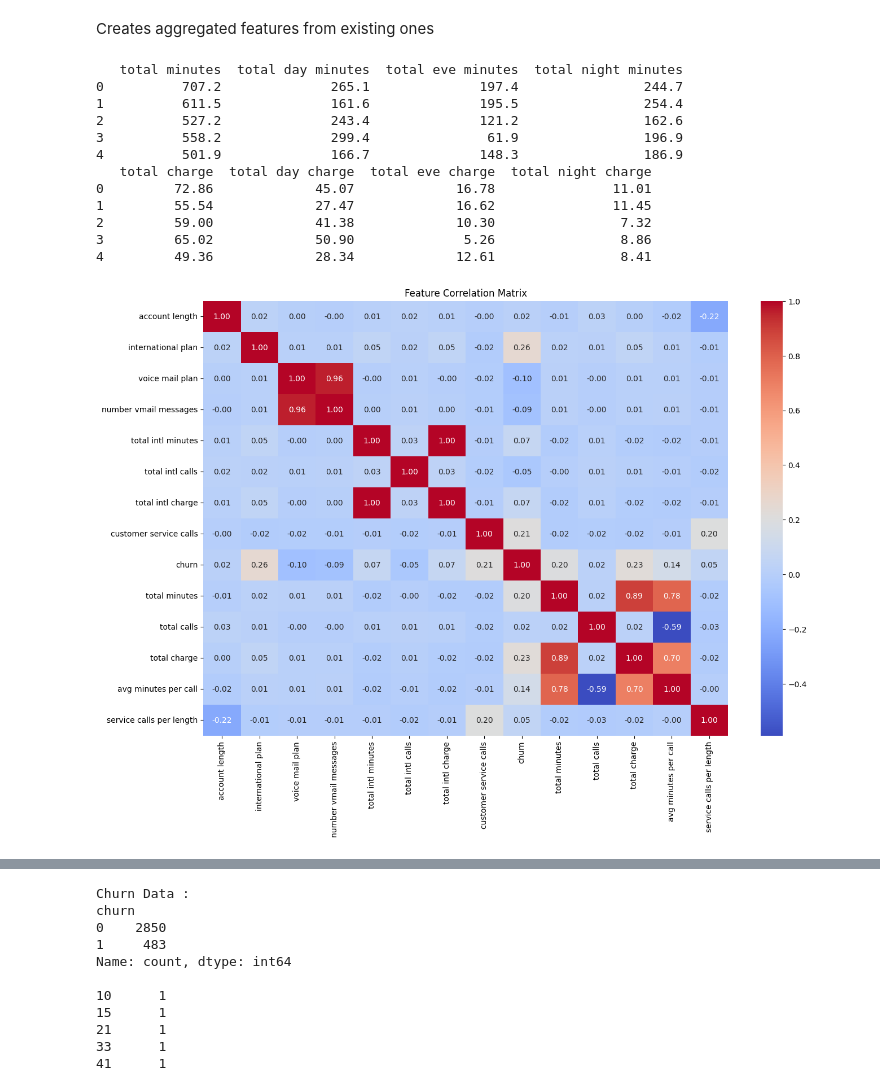
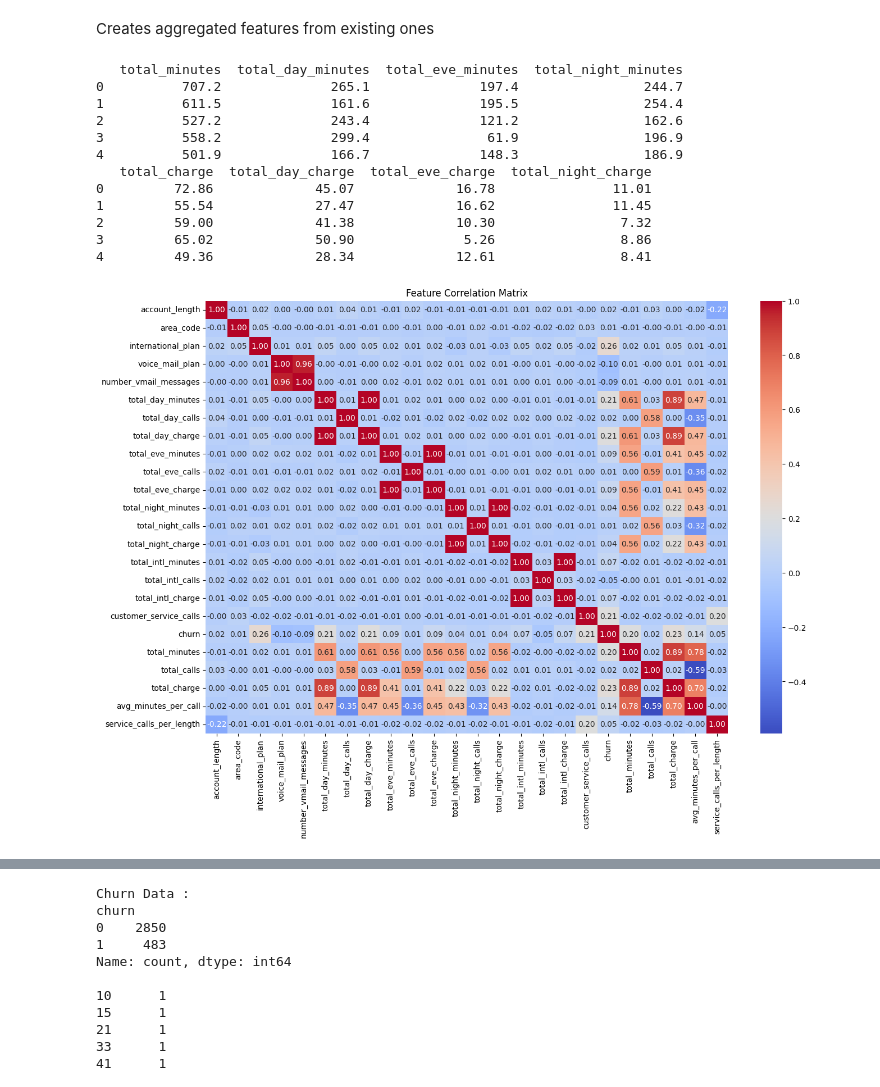
Before and after one commit to hanifa331/customer-churn, a Jupyter notebook: studenth.ipynb, the cells around one changed output, grey strips where cells are left out. Saved outputs shown, nothing was run; the diff lists cells and outputs as text; code cells hidden in the pictures.

```diff
--- a/studenth.ipynb
+++ b/studenth.ipynb
@@ -181,3 +193,7 @@ df[['international plan', 'voice mail plan', 'churn']].head()
+# %%
+df['international_plan'] = df['international_plan'].map({'yes': 1, 'no': 0})
+df['voice_mail_plan'] = df['voice_mail_plan'].map({'yes': 1, 'no': 0})
+df['churn'] = df['churn'].astype(int)
 # %% [markdown]
 2.Data Cleaning:
 # %%
@@ -193,7 +209,9 @@ print(df.columns.tolist())
 # %%
-# Convert yes/no to 1/0
-df['international plan'] = df['international plan'].map({'yes': 1, 'no': 0})
-df['voice mail plan'] = df['voice mail plan'].map({'yes': 1, 'no': 0})
+ # Encode categorical columns
+le = LabelEncoder()
+df["churn"] = le.fit_transform(df["churn"])
+df["international_plan"] = le.fit_transform(df["international_plan"])
+df["voice_mail_plan"] = le.fit_transform(df["voice_mail_plan"])
 # %%
 
 # Churn distribution
@@ -233,51 +249,49 @@ plt.show()
 3. Feature Engineering:
 # %%
 # Total minutes
-df['total minutes'] = df['total day minutes'] + df['total eve minutes'] + df['total night minutes']
-
+df['total_minutes'] = df['total_day_minutes'] + df['total_eve_minutes'] + df['total_night_minutes']
 # Total calls
-df['total calls'] = df['total day calls'] + df['total eve calls'] + df['total night calls']
+df['total_calls'] = df['total_day_calls'] + df['total_eve_calls'] + df['total_night_calls']
 
 # Total charge
-df['total charge'] = df['total day charge'] + df['total eve charge'] + df['total night charge']
+df['total_charge'] = df['total_day_charge'] + df['total_eve_charge'] + df['total_night_charge']
 
 # Average minutes per call
-df['avg minutes per call'] = df['total minutes'] / df['total calls']
+df['avg_minutes_per_call'] = df['total_minutes'] / df['total_calls']
 
 # Customer service calls per account length
-df['service calls per length'] = df['customer service calls'] / df['account length']
+df['service_calls_per_length'] = df['customer_service_calls'] / df['account_length']
 # %% [markdown]
 Creates aggregated features from existing ones
 # %%
-# Check if the new features make sense
-print(df[['total minutes', 'total day minutes', 'total eve minutes', 'total night minutes']].head())
-print(df[['total charge', 'total day charge', 'total eve charge', 'total night charge']].head())
+print(df[['total_minutes', 'total_day_minutes', 'total_eve_minutes', 'total_night_minutes']].head())
+print(df[['total_charge', 'total_day_charge', 'total_eve_charge', 'total_night_charge']].head())
 # %% [output]
-   total minutes  total day minutes  total eve minutes  total night minutes
+   total_minutes  total_day_minutes  total_eve_minutes  total_night_minutes
 0          707.2              265.1              197.4                244.7
 1          611.5              161.6              195.5                254.4
 2          527.2              243.4              121.2                162.6
 3          558.2              299.4               61.9                196.9
 4          501.9              166.7              148.3                186.9
-   total charge  total day charge  total eve charge  total night charge
+   total_charge  total_day_charge  total_eve_charge  total_night_charge
 0         72.86             45.07             16.78               11.01
 1         55.54             27.47             16.62               11.45
 2         59.00             41.38             10.30                7.32
 3         65.02             50.90              5.26                8.86
 4         49.36             28.34             12.61                8.41
 # %%
-
-#  Drop original features that are now redundant
-df.drop(['total day minutes', 'total eve minutes', 'total night minutes',
-         'total day calls', 'total eve calls', 'total night calls',
-         'total day charge', 'total eve charge', 'total night charge'],
-        axis=1, inplace=True)
+df.drop([
+    'total_day_minutes', 'total_eve_minutes', 'total_night_minutes',
+    'total_day_calls', 'total_eve_calls', 'total_night_calls',
+    'total_day_charge', 'total_eve_charge', 'total_night_charge'
+], axis=1, inplace=True)
 # %%
-# Check correlation matrix
+numeric_df = df.select_dtypes(include=['number'])
+corr_matrix = numeric_df.corr()
+
 plt.figure(figsize=(15, 10))
-corr_matrix = df.corr()
 sns.heatmap(corr_matrix, annot=True, cmap='coolwarm', fmt='.2f')
 plt.title('Feature Correlation Matrix')
 plt.show()
 # %% [output]
-[figure, old version]
+[figure, new version]
```
Also changed, not shown: parts of 69 cells of this notebook.
